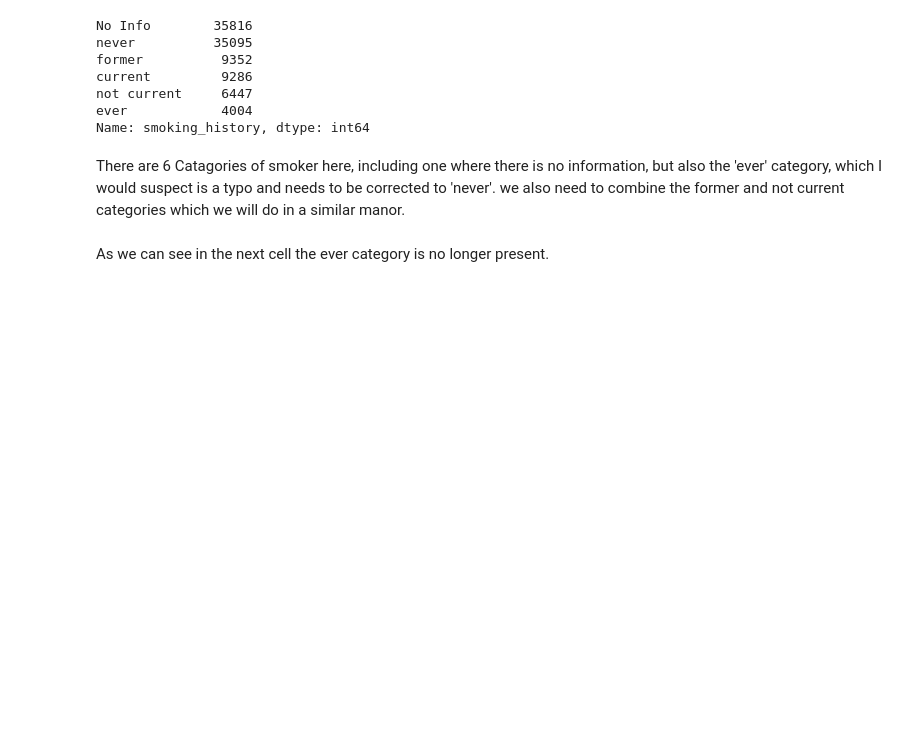
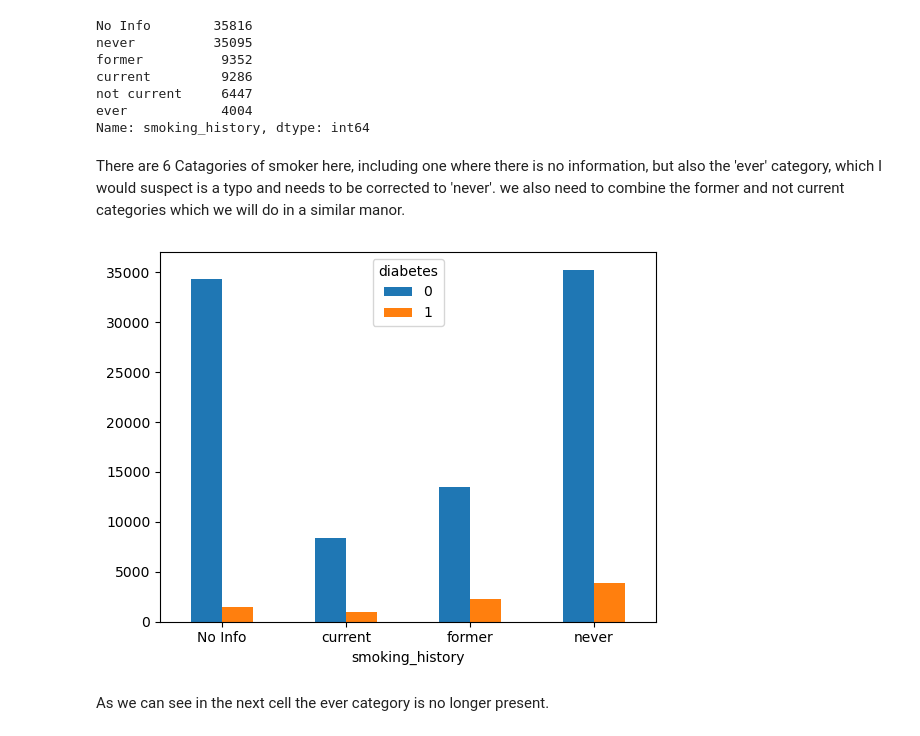
Before and after one commit to suf102/Data-and-Machine-Learning-Portfolio, a Jupyter notebook: Projects/Diabeties_detection/Diabeties_detection.ipynb, the cells around one changed output. Saved outputs shown, nothing was run; the diff lists cells and outputs as text; code cells hidden in the pictures; blank space fills up the shorter version.

```diff
--- a/Projects/Diabeties_detection/Diabeties_detection.ipynb
+++ b/Projects/Diabeties_detection/Diabeties_detection.ipynb
@@ -129,6 +134,11 @@ There are 6 Catagories of smoker here, including one where there is no informati
 # %%
 df['smoking_history'] = df['smoking_history'].apply(lambda x: 'never' if x == 'ever' else x)
 df['smoking_history'] = df['smoking_history'].apply(lambda x: 'former' if x == 'not current' else x)
+# %%
+crosstb = pd.crosstab(df.smoking_history, df.diabetes)
+barplot = crosstb.plot.bar(rot=0)
+# %% [output]
+[figure, added]
 # %% [markdown]
 As we can see in the next cell the ever category is no longer present.
 # %%
```
Also changed, not shown: parts of 13 cells of this notebook.
